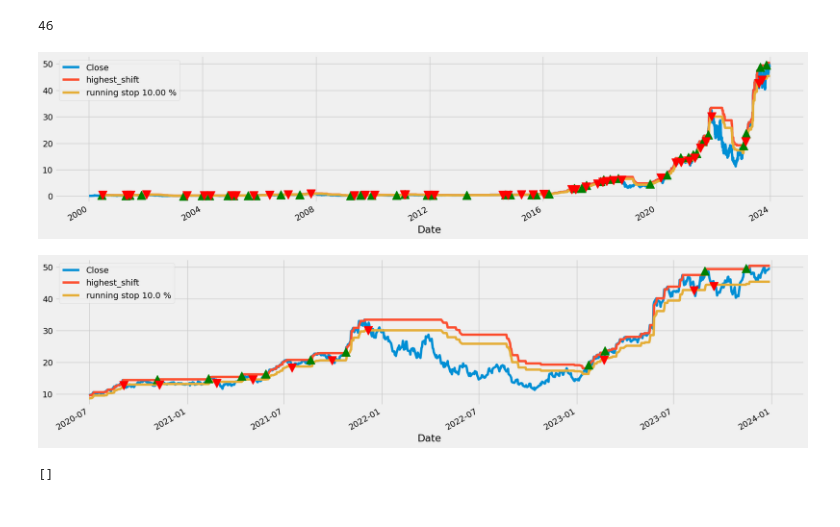
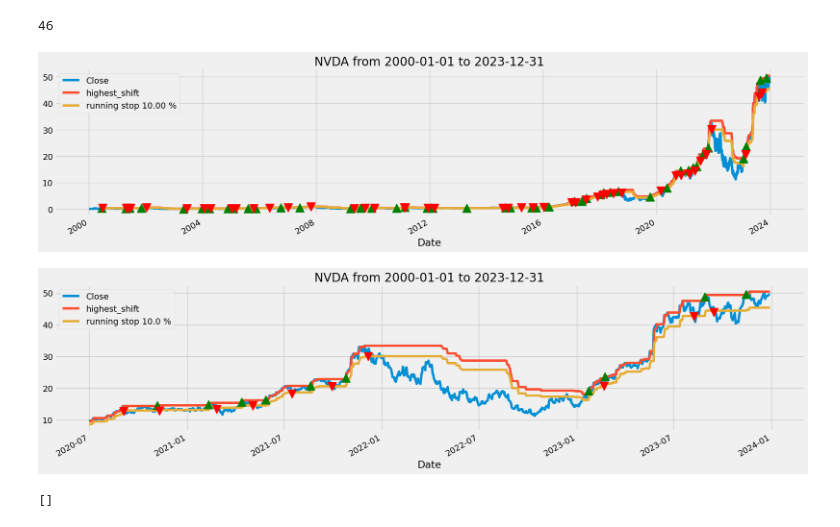
Before and after one commit to pNatTueku/codingProjectwithPython, a Jupyter notebook: project_06_stock_price.ipynb, the cells around one changed output. Drawn from its saved outputs; the diff is of its cells as text; code cells hidden in the pictures.

```diff
--- a/project_06_stock_price.ipynb
+++ b/project_06_stock_price.ipynb
@@ -382,13 +382,14 @@ len(df[df['signal'].diff() == 1].index)
 # %%
 df[["Close", "highest_shift"]].plot(figsize = (20, 5))
 (df["highest_shift"] * stop_pct).plot(label = f'running stop {(1 - stop_pct)*100:.2f} %')
 
 plt.plot(df[df["signal"].diff() == 1].index, df[df["signal"].diff() == 1]['Close'], '^', markersize = 15, color = 'green') # -1: sale, 1: buy, 0: no action
 plt.plot(df[df["signal"].diff() == -1].index, df[df["signal"].diff() == -1]['Close'], 'v', markersize = 15, color = 'red')
+plt.title(f'{ticker} from {start} to {end}')
 plt.legend()
 plt.show()
 # %% [output]
-[figure, old version]
+[figure, new version]
 # %%
 # Let's zoom in
 
@@ -397,10 +398,11 @@ df[["Close", "highest_shift"]].loc["2020-07":"2023-12"].plot(figsize = (20, 5))
 
 plt.plot(df[df["signal"].diff() == 1].loc["2020-07":"2023-12"].index, df[df["signal"].diff() == 1].loc["2020-07":"2023-12"]['Close'], '^', markersize = 15, color = 'green')
 plt.plot(df[df["signal"].diff() == -1].loc["2020-07":"2023-12"].index, df[df["signal"].diff() == -1].loc["2020-07":"2023-12"]['Close'], 'v', markersize = 15, color = 'red')
+plt.title(f'{ticker} from {start} to {end}')
 plt.legend()
 plt.show()
 # %% [output]
-[figure, old version]
+[figure, new version]
 # %%
 (df["returns"] + 1).cumprod().plot(label = f"bnh: {bnh:.2f}%", alpha = 0.8, linewidth = 3, figsize=(20, 5))
 (df["strat"] + 1).cumprod().plot(label = f"strat: {strat:.2f}%", alpha = 0.8, linewidth = 3)
```
Also changed, not shown: 1 other file.
